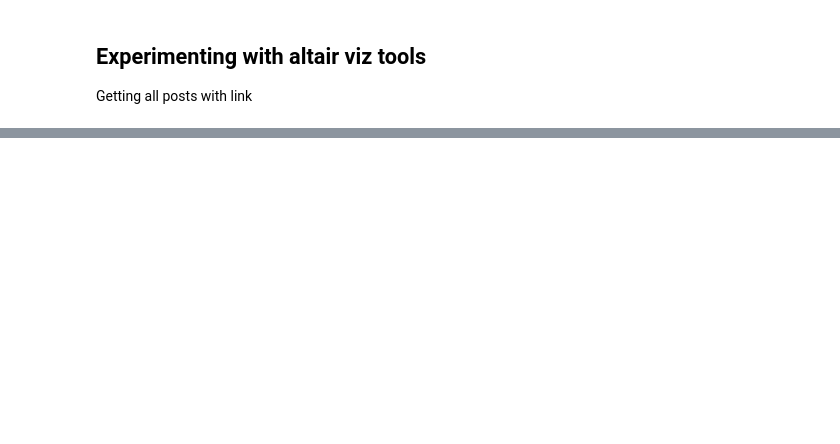
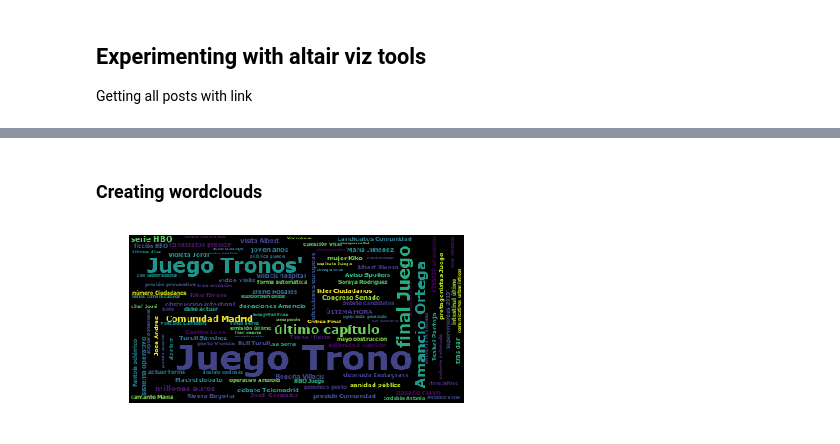
Before and after one commit to tracking-exposed/dashboard, a Jupyter notebook: start.ipynb, the cells around one changed output, grey strips where cells are left out. Cells and saved outputs as stored; diff of their text form; code cells hidden in the pictures; blank space fills up the shorter version.

```diff
--- a/start.ipynb
+++ b/start.ipynb
@@ -119,0 +174,28 @@ alt.Chart(df).transform_calculate(
+# %% [markdown]
+### Creating wordclouds
+# %%
+#import necessary modules
+import matplotlib.pyplot as plt
+from wordcloud import WordCloud
+from stop_words import get_stop_words
+
+# get the stopwords for your language
+stop_words = get_stop_words('es')
+
+# define the function
+def generate_wordcloud(text):
+    wordcloud = WordCloud(font_path='src/Verdana.ttf',
+                          relative_scaling = 1.0,
+                          stopwords = stop_words # set or space-separated string
+                          ).generate(text)
+    plt.imshow(wordcloud)
+    plt.axis("off")
+    plt.show()
+
+text = df.texts.str.join(sep=',').reset_index()
+text.columns = ['date', 'words']
+text = text.words.str.cat(sep=' ')
+
+generate_wordcloud(text)
+# %% [output]
+[figure, added]
```
Also changed, not shown: parts of 12 cells of this notebook, 9 other files.
